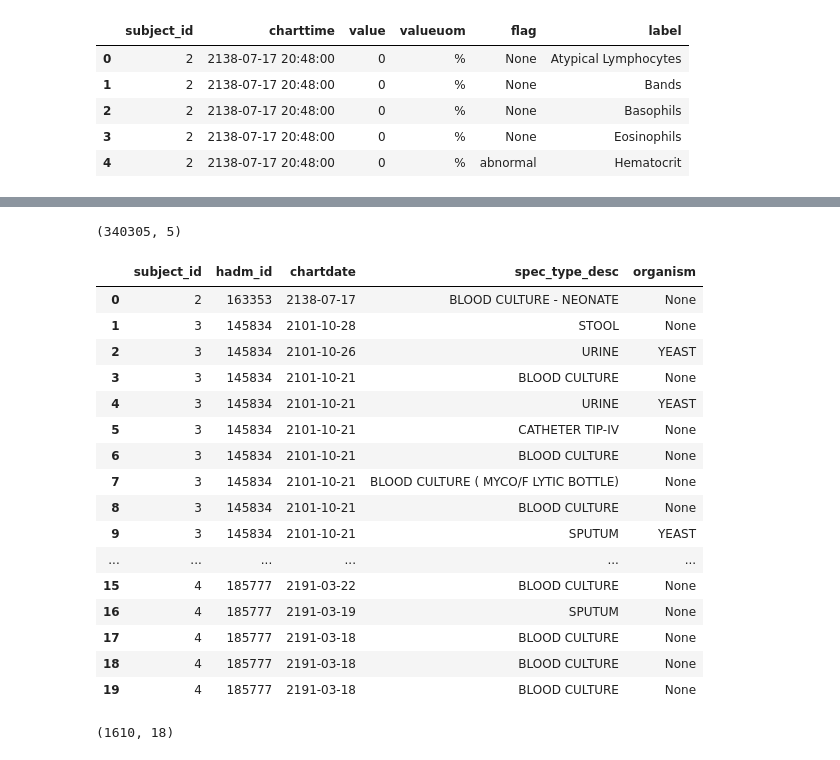
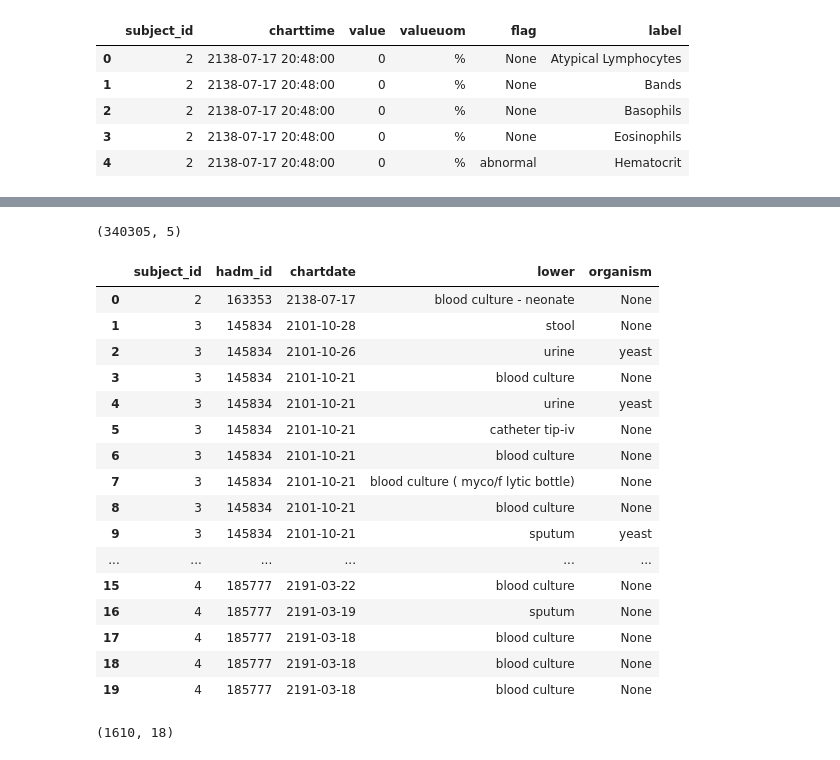
Before and after one commit to amin-nejad/mimic-text-generation, a Jupyter notebook: 03_preprocess_discharge_summaries.ipynb, the cells around one changed output, grey strips where cells are left out. Saved outputs shown, nothing was run; the diff lists cells and outputs as text; code cells hidden in the pictures.

```diff
--- a/03_preprocess_discharge_summaries.ipynb
+++ b/03_preprocess_discharge_summaries.ipynb
@@ -461,35 +526,41 @@ df_procedures.head(20)
 # %%
 # microbiology data
 
 df_microbiology = pd.read_sql_query('''
-  SELECT subject_id, hadm_id, MAX(chartdate) AS chartdate, spec_type_desc, string_agg(DISTINCT(org_name), ', ') AS organism
+  SELECT
+      subject_id,
+      hadm_id,
+      MAX(chartdate) AS chartdate,
+      LOWER(spec_type_desc),
+      string_agg(DISTINCT(LOWER(org_name)), ', ') AS organism
+
   FROM microbiologyevents
   GROUP BY subject_id, hadm_id, charttime, spec_type_desc
   ORDER BY subject_id, chartdate DESC
   --LIMIT 10000;
 ''', cnx)
 
 print(df_microbiology.shape)
 df_microbiology.head(20)
 # %% [output]
 (340305, 5)
-|  | subject_id | hadm_id | chartdate | spec_type_desc | organism |
-| 0 | 2 | 163353 | 2138-07-17 | BLOOD CULTURE - NEONATE | None |
-| 1 | 3 | 145834 | 2101-10-28 | STOOL | None |
-| 2 | 3 | 145834 | 2101-10-26 | URINE | YEAST |
-| 3 | 3 | 145834 | 2101-10-21 | BLOOD CULTURE | None |
-| 4 | 3 | 145834 | 2101-10-21 | URINE | YEAST |
-| 5 | 3 | 145834 | 2101-10-21 | CATHETER TIP-IV | None |
-| 6 | 3 | 145834 | 2101-10-21 | BLOOD CULTURE | None |
-| 7 | 3 | 145834 | 2101-10-21 | BLOOD CULTURE ( MYCO/F LYTIC BOTTLE) | None |
-| 8 | 3 | 145834 | 2101-10-21 | BLOOD CULTURE | None |
-| 9 | 3 | 145834 | 2101-10-21 | SPUTUM | YEAST |
+|  | subject_id | hadm_id | chartdate | lower | organism |
+| 0 | 2 | 163353 | 2138-07-17 | blood culture - neonate | None |
+| 1 | 3 | 145834 | 2101-10-28 | stool | None |
+| 2 | 3 | 145834 | 2101-10-26 | urine | yeast |
+| 3 | 3 | 145834 | 2101-10-21 | blood culture | None |
+| 4 | 3 | 145834 | 2101-10-21 | urine | yeast |
+| 5 | 3 | 145834 | 2101-10-21 | catheter tip-iv | None |
+| 6 | 3 | 145834 | 2101-10-21 | blood culture | None |
+| 7 | 3 | 145834 | 2101-10-21 | blood culture ( myco/f lytic bottle) | None |
+| 8 | 3 | 145834 | 2101-10-21 | blood culture | None |
+| 9 | 3 | 145834 | 2101-10-21 | sputum | yeast |
 | ... | ... | ... | ... | ... | ... |
-| 15 | 4 | 185777 | 2191-03-22 | BLOOD CULTURE | None |
-| 16 | 4 | 185777 | 2191-03-19 | SPUTUM | None |
-| 17 | 4 | 185777 | 2191-03-18 | BLOOD CULTURE | None |
-| 18 | 4 | 185777 | 2191-03-18 | BLOOD CULTURE | None |
-| 19 | 4 | 185777 | 2191-03-18 | BLOOD CULTURE | None |
+| 15 | 4 | 185777 | 2191-03-22 | blood culture | None |
+| 16 | 4 | 185777 | 2191-03-19 | sputum | None |
+| 17 | 4 | 185777 | 2191-03-18 | blood culture | None |
+| 18 | 4 | 185777 | 2191-03-18 | blood culture | None |
+| 19 | 4 | 185777 | 2191-03-18 | blood culture | None |
 # %%
 # phenotype classification subject - we need to make sure these are part of our test set
 
```
Also changed, not shown: parts of 26 cells of this notebook.
